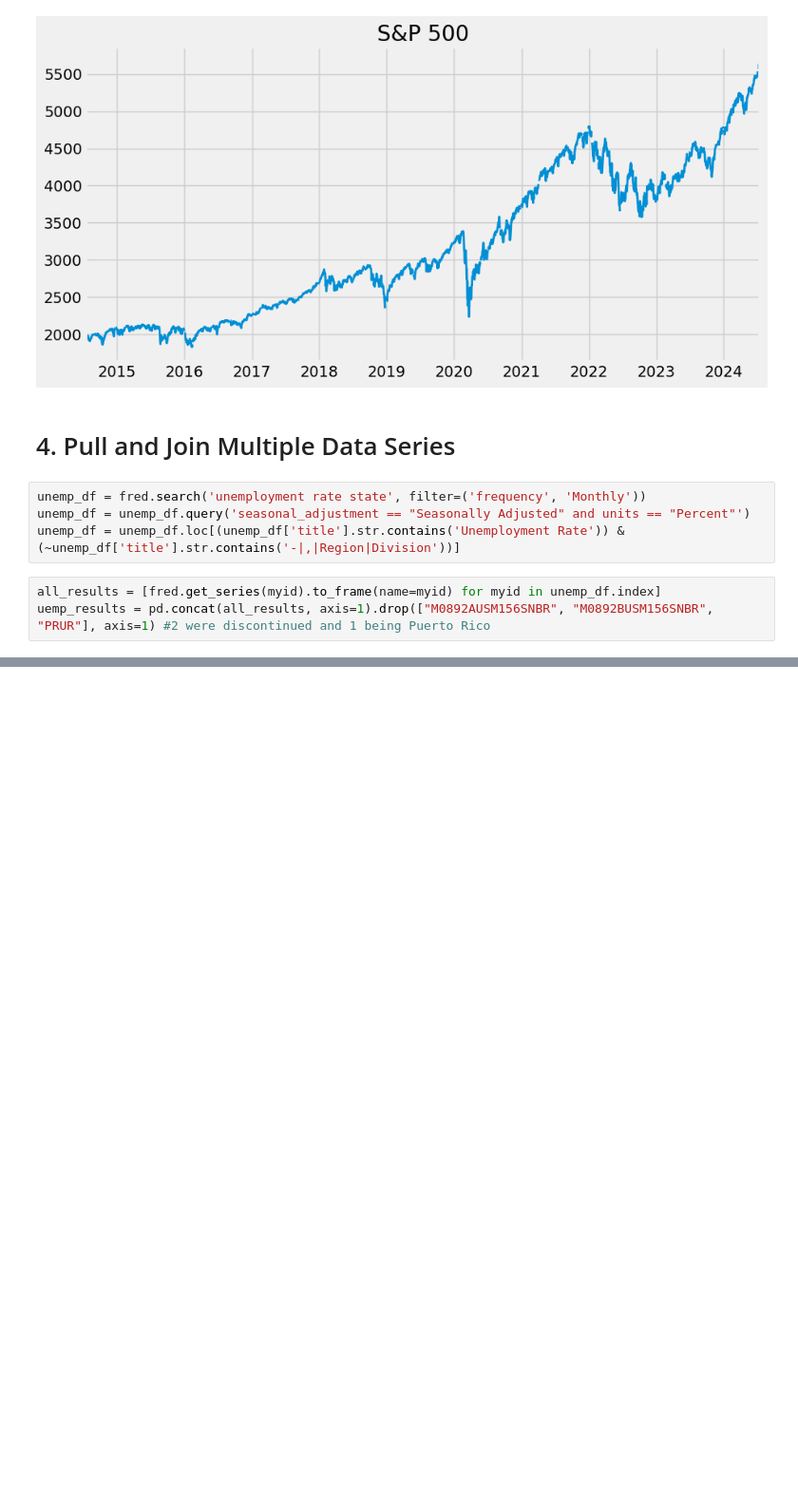
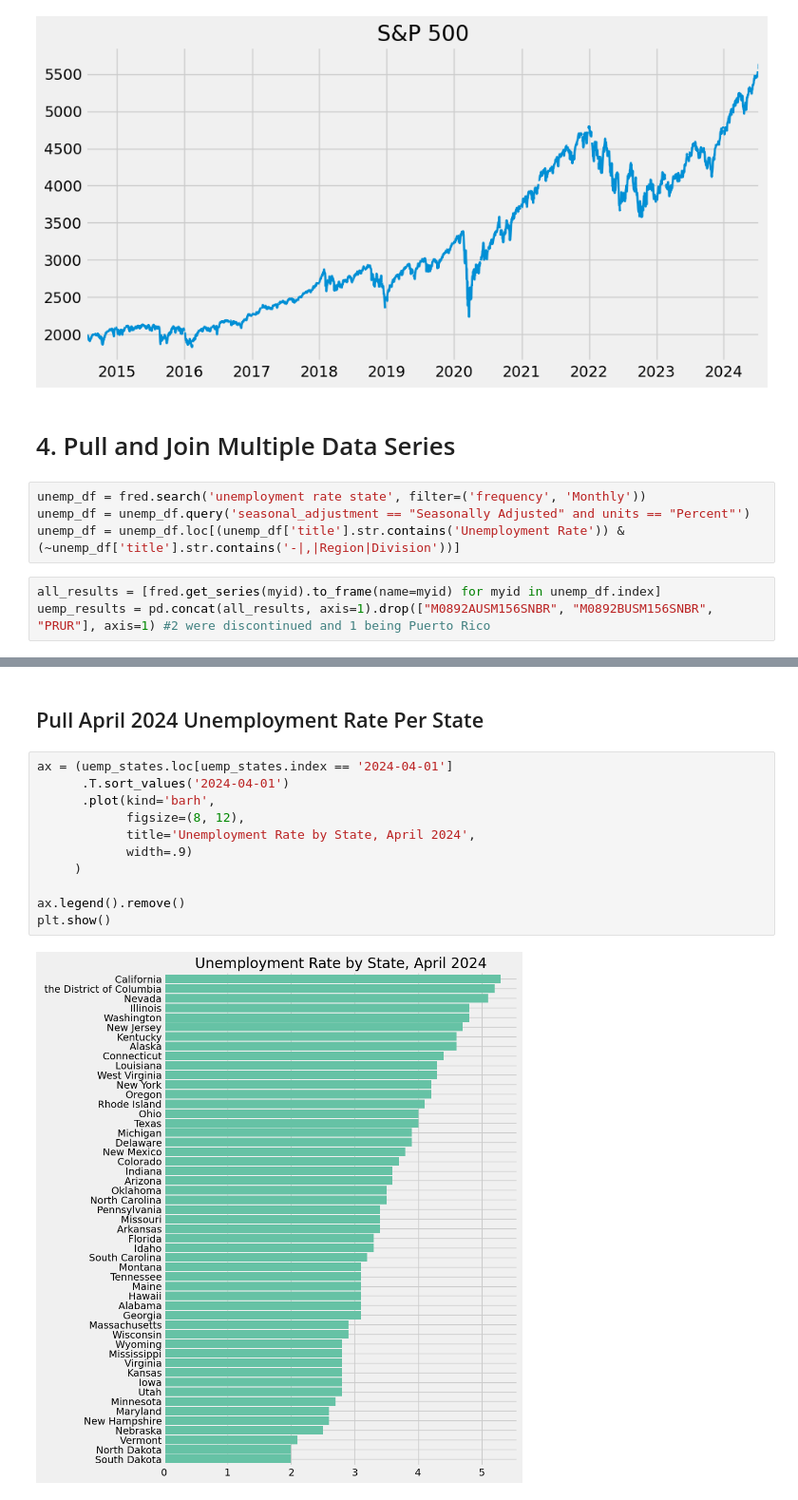
Before and after one commit to unbenounced/economic-analysis, a Jupyter notebook: economic-analysis.ipynb, the cells around one changed output, grey strips where cells are left out. Shown at 95% size. Saved outputs shown, nothing was run; the diff lists cells and outputs as text; blank space fills up the shorter version.

```diff
--- a/economic-analysis.ipynb
+++ b/economic-analysis.ipynb
@@ -84 +85,16 @@ No artists with labels found to put in legend.  Note that artists whose label st
 [figure]
+# %% [markdown]
+## Pull April 2024 Unemployment Rate Per State
+# %%
+ax = (uemp_states.loc[uemp_states.index == '2024-04-01']
+      .T.sort_values('2024-04-01')
+      .plot(kind='barh',
+            figsize=(8, 12),
+            title='Unemployment Rate by State, April 2024',
+            width=.9)
+     )
+
+ax.legend().remove()
+plt.show()
+# %% [output]
+[figure, added]
```
Also changed, not shown: parts of 3 cells of this notebook.
